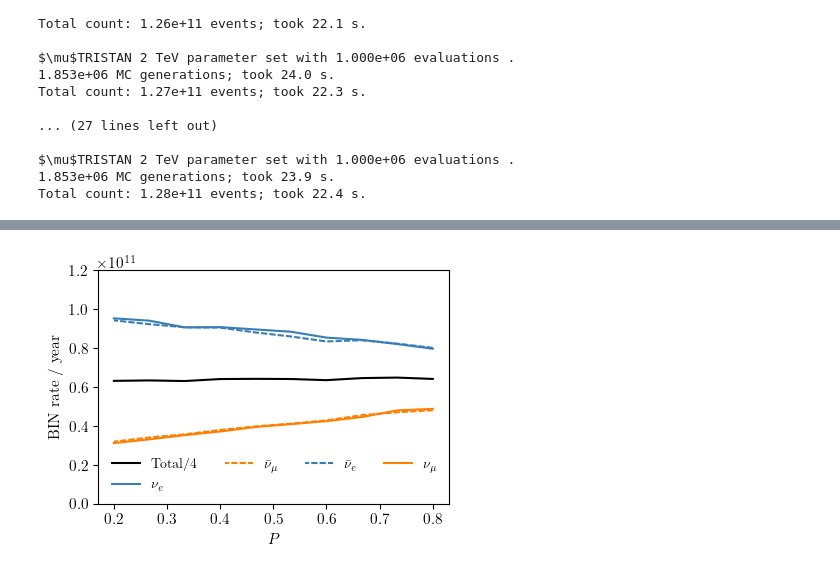
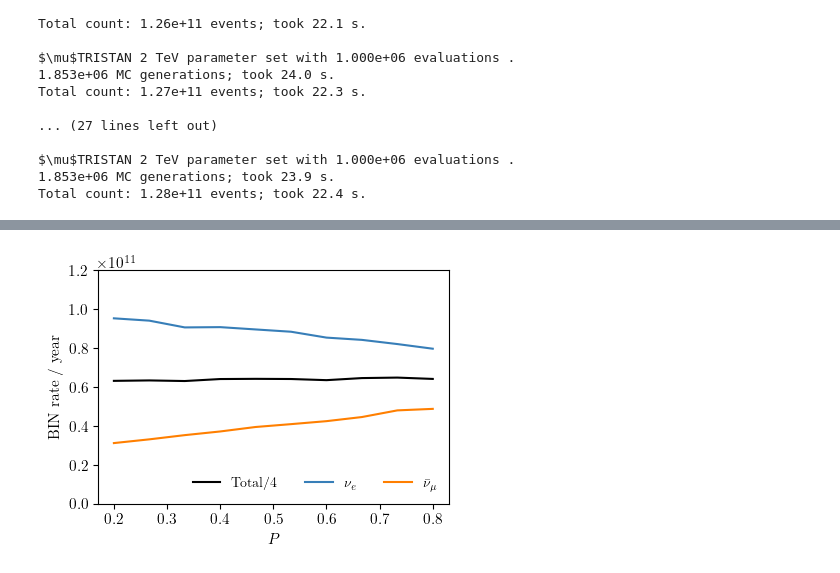
Before and after one commit to mhostert/BIN_MC, a Jupyter notebook: generate_data.ipynb, the cells around one changed output, grey strips where cells are left out. Saved outputs shown, nothing was run; the diff lists cells and outputs as text; code cells hidden in the pictures.

```diff
--- a/generate_data.ipynb
+++ b/generate_data.ipynb
@@ -16,7 +16,7 @@ from MuC.detgeo import SimulateDetector
 import MuC
 from MuC.detector_geometries import det_v2
 # %%
-design = dg.SimulateDetector(design=col.muc_10tev, N_evals = 1e4, save_mem=False)
+design = dg.SimulateDetector(design=col.muc_10tev, N_evals = 1e5, save_mem=False)
 sim = design.run()
 with open(f'gen_data/MH_test_{design.design["short_name"]}.pkl', 'wb') as f:
     pickle.dump(sim, f)
@@ -278,30 +270,30 @@ plt.savefig('plots/paper_plots/pol_study.jpg', bbox_inches = 'tight', dpi = 500)
 # %%
 fig, ax = pt.std_fig()
 
 ax.plot(Pols, [sim.get_face_counts(print_table=False).sum(axis=0)[:-1].sum()/4 for sim in Pol_sims], label=r'Total/4', color='black')
 ax.plot(Pols, [sim.get_face_counts(print_table=False).sum(axis=0)[0] for sim in Pol_sims], label=r'$\nu_e$', color=pt.cblind_safe_wheel[0])
-ax.plot(Pols, [sim.get_face_counts(print_table=False).sum(axis=0)[1] for sim in Pol_sims], label=r'$\bar\nu_\mu$', color=pt.cblind_safe_wheel[1], ls=(1,(3,1)))
-ax.plot(Pols, [sim.get_face_counts(print_table=False).sum(axis=0)[2] for sim in Pol_sims], label=r'$\bar\nu_e$', color=pt.cblind_safe_wheel[0], ls=(1,(3,1)))
-ax.plot(Pols, [sim.get_face_counts(print_table=False).sum(axis=0)[3] for sim in Pol_sims], label=r'$\nu_\mu$', color=pt.cblind_safe_wheel[1], ls='-')
+# ax.plot(Pols, [sim.get_face_counts(print_table=False).sum(axis=0)[1] for sim in Pol_sims], label=r'$\bar\nu_\mu$', color=pt.cblind_safe_wheel[1], ls=(1,(3,1)))
+# ax.plot(Pols, [sim.get_face_counts(print_table=False).sum(axis=0)[2] for sim in Pol_sims], label=r'$\bar\nu_e$', color=pt.cblind_safe_wheel[0], ls=(1,(3,1)))
+ax.plot(Pols, [sim.get_face_counts(print_table=False).sum(axis=0)[3] for sim in Pol_sims], label=r'$\bar\nu_\mu$', color=pt.cblind_safe_wheel[1], ls='-')
 
 # standard legend
 leg1 = ax.legend(loc = 'lower right', ncols=4)
 
 # Create a new legend
 # dark_line = plt.Line2D([], [], color='black', lw=LW, label=r'Total')
 # light_line = plt.Line2D([], [], color='black', lw=LW, ls=(1,(3,1)), label=r'nozzles')
 # leg2 = ax.legend(handles=[dark_line, light_line], loc='upper left')
 
 # plt.gca().add_artist(leg1)
 # plt.gca().add_artist(leg2)
 
 ax.set_ylim(0,1.2e11)
 
 # ax.set_yscale('log')
 ax.set_xlabel(r'$P$')
 ax.set_ylabel(r'BIN rate / year')
 fig.savefig('plots/paper_plots/Pol_sensitivity.pdf', bbox_inches = 'tight', dpi = 400)
 
 plt.savefig('plots/paper_plots/pol_study_2.jpg', bbox_inches = 'tight', dpi = 500)
 # %% [output]
-[figure, old version]
+[figure, new version]
```
Also changed, not shown: parts of 4 cells of this notebook, 5 other files.
